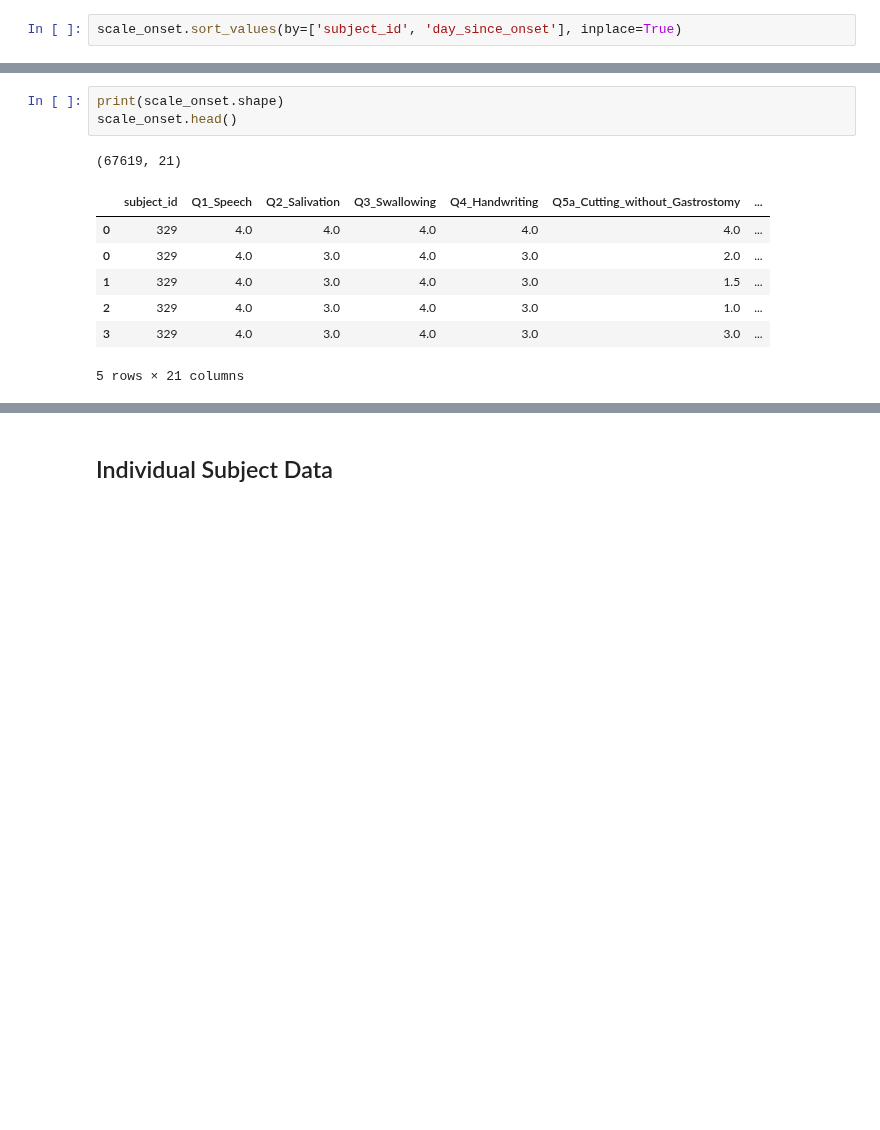
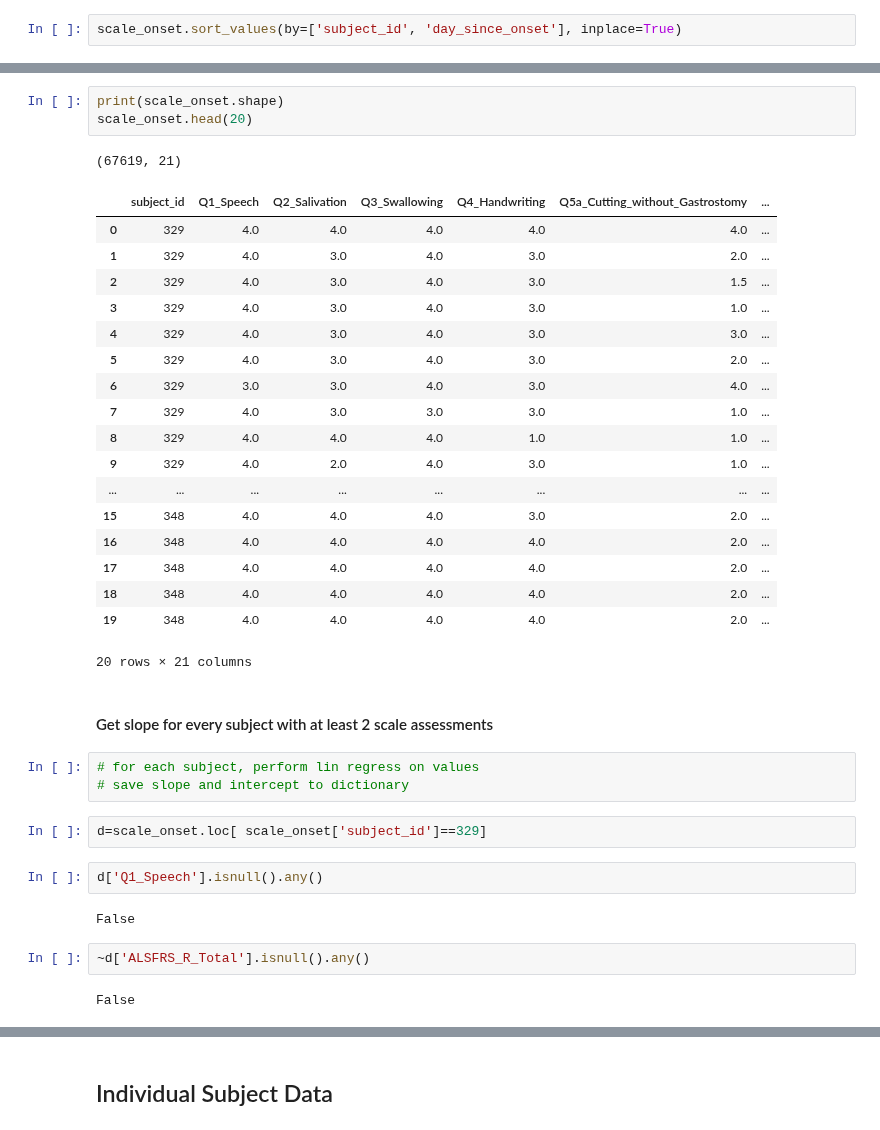
Before and after one commit to ttompk/als, a Jupyter notebook: question.ipynb, the cells around one changed output, grey strips where cells are left out. Cells and saved outputs as stored; diff of their text form; blank space fills up the shorter version.

Commit message:
added lin reg for scale assess

```diff
--- a/question.ipynb
+++ b/question.ipynb
@@ -234,12 +218,38 @@ scale_onset.reset_index(drop=True, inplace=True)
 # %%
 print(scale_onset.shape)
-scale_onset.head()
+scale_onset.head(20)
 # %% [output]
 (67619, 21)
 |  | subject_id | Q1_Speech | Q2_Salivation | Q3_Swallowing | Q4_Handwriting | Q5a_Cutting_without_Gastrostomy | ... |
 | 0 | 329 | 4.0 | 4.0 | 4.0 | 4.0 | 4.0 | ... |
-| 0 | 329 | 4.0 | 3.0 | 4.0 | 3.0 | 2.0 | ... |
-| 1 | 329 | 4.0 | 3.0 | 4.0 | 3.0 | 1.5 | ... |
-| 2 | 329 | 4.0 | 3.0 | 4.0 | 3.0 | 1.0 | ... |
-| 3 | 329 | 4.0 | 3.0 | 4.0 | 3.0 | 3.0 | ... |
+| 1 | 329 | 4.0 | 3.0 | 4.0 | 3.0 | 2.0 | ... |
+| 2 | 329 | 4.0 | 3.0 | 4.0 | 3.0 | 1.5 | ... |
+| 3 | 329 | 4.0 | 3.0 | 4.0 | 3.0 | 1.0 | ... |
+| 4 | 329 | 4.0 | 3.0 | 4.0 | 3.0 | 3.0 | ... |
+| 5 | 329 | 4.0 | 3.0 | 4.0 | 3.0 | 2.0 | ... |
+| 6 | 329 | 3.0 | 3.0 | 4.0 | 3.0 | 4.0 | ... |
+| 7 | 329 | 4.0 | 3.0 | 3.0 | 3.0 | 1.0 | ... |
+| 8 | 329 | 4.0 | 4.0 | 4.0 | 1.0 | 1.0 | ... |
+| 9 | 329 | 4.0 | 2.0 | 4.0 | 3.0 | 1.0 | ... |
+| ... | ... | ... | ... | ... | ... | ... | ... |
+| 15 | 348 | 4.0 | 4.0 | 4.0 | 3.0 | 2.0 | ... |
+| 16 | 348 | 4.0 | 4.0 | 4.0 | 4.0 | 2.0 | ... |
+| 17 | 348 | 4.0 | 4.0 | 4.0 | 4.0 | 2.0 | ... |
+| 18 | 348 | 4.0 | 4.0 | 4.0 | 4.0 | 2.0 | ... |
+| 19 | 348 | 4.0 | 4.0 | 4.0 | 4.0 | 2.0 | ... |
-5 rows × 21 columns
+20 rows × 21 columns
+# %% [markdown]
+#### Get slope for every subject with at least 2 scale assessments
+# %%
+# for each subject, perform lin regress on values
+# save slope and intercept to dictionary
+# %%
+d=scale_onset.loc[ scale_onset['subject_id']==329]
+# %%
+d['Q1_Speech'].isnull().any()
+# %% [output]
+False
+# %%
+~d['ALSFRS_R_Total'].isnull().any()
+# %% [output]
+False
```
Also changed, not shown: parts of 7 cells of this notebook.
